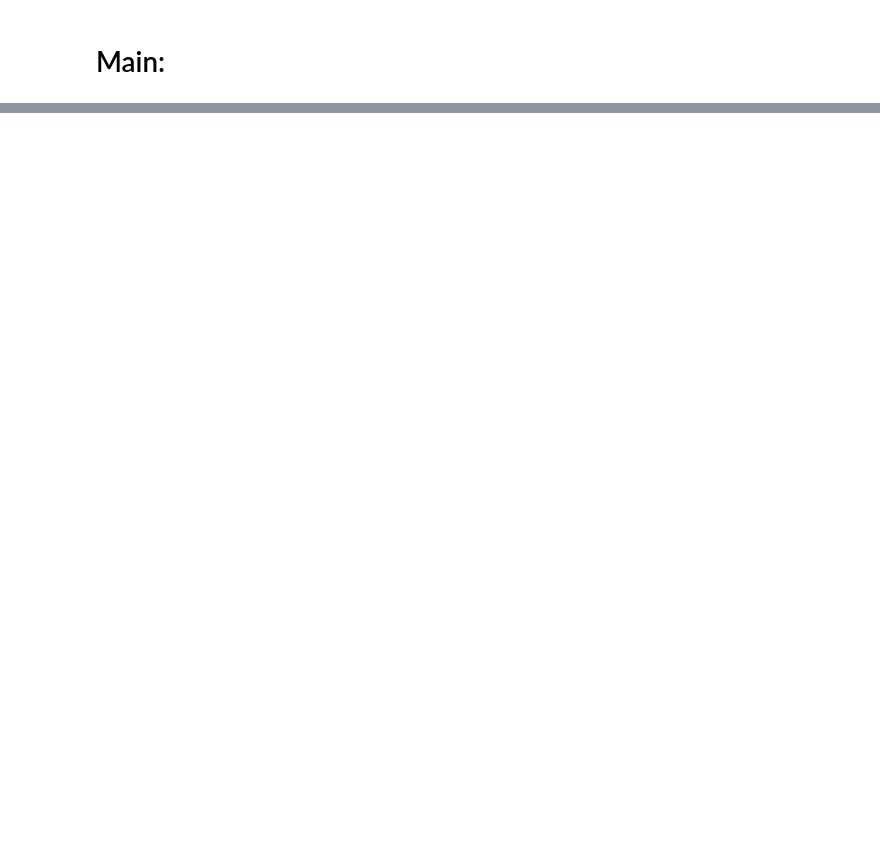
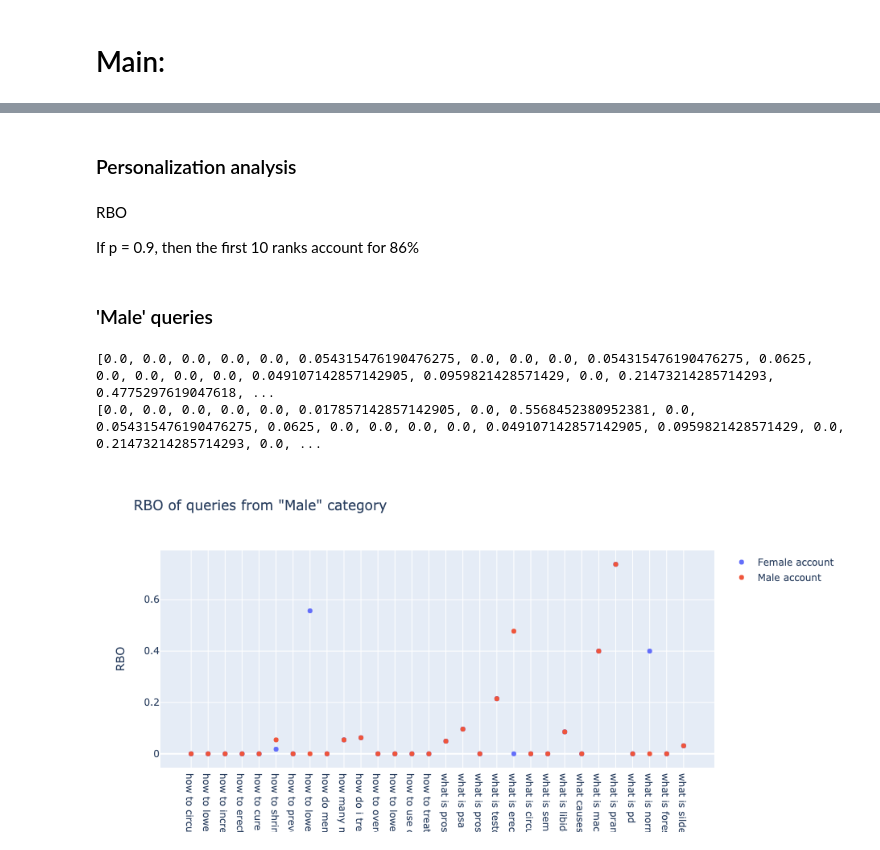
Before and after one commit to pesha1769/Web-search-engine-biases, a Jupyter notebook: Selenium.ipynb, the cells around one changed output, grey strips where cells are left out. Drawn from its saved outputs; the diff is of its cells as text; code cells hidden in the pictures; blank space fills up the shorter version.

Commit message:
v0.2 [queries, google and hon search, rbo]

```diff
--- a/Selenium.ipynb
+++ b/Selenium.ipynb
@@ -90,2 +157,7 @@ def SearchGoogle(query, browser, max_num_res=10):
+# %%
+def RBO(list1, list2, p=1.0, k=8):
+    RS = rbo.RankingSimilarity(list1, list2, verbose=False)
+    res = RS.rbo(p=p, k=k, ext=True)
+    return (res)
 # %% [markdown]
 # Main:
@@ -153,0 +307,71 @@ set(results_logged_out).symmetric_difference(results_logged_in)
+# %% [markdown]
+### Personalization analysis
+# %% [markdown]
+RBO
+
+If p = 0.9, then the first 10 ranks account for 86%
+# %% [markdown]
+### 'Male' queries
+# %%
+logout_google_male = pd.read_csv('../Results/Logout/GoogleMale.csv', sep=',')
+logout_control_male = pd.read_csv('../Results/Logout/ControlMale.csv', sep=',')
+
+man_google_male = pd.read_csv('../Results/Login/Man/GoogleMale.csv', sep=',')
+man_control_male = pd.read_csv('../Results/Login/Man/ControlMale.csv', sep=',')
+
+woman_google_male = pd.read_csv('../Results/Login/Woman/GoogleMale.csv', sep=',')
+woman_control_male = pd.read_csv('../Results/Login/Woman/ControlMale.csv', sep=',')
+
+all_queries = pd.read_csv('../Data/queries2019_30_4.csv', sep=';')
+# %%
+# maybe add HON here?
+res_man = []
+res_woman = []
+
+for query in all_queries.Male:
+
+    logout = list(OrderedDict.fromkeys([x for x in logout_google_male.loc[:,query] if str(x) != 'nan']))
+    #logout_control = list(OrderedDict.fromkeys([x for x in logout_control_male.loc[:,query] if str(x) != 'nan']))
+    # check if there is differences with control session
+    #assert(RBO(logout, logout_control) == 1.0)
+    #assert(distance.jaccard(logout, logout_control) == 0.0)
+    #assert(stats.kendalltau(logout, logout_control)[0] > 0.99)
+
+    man = list(OrderedDict.fromkeys([x for x in man_google_male.loc[:,query] if str(x) != 'nan']))
+    #man_control = list(OrderedDict.fromkeys([x for x in man_control_male.loc[:,query] if str(x) != 'nan']))
+    #assert(RBO(man, man_control) == 1.0)
+
+    woman = list(OrderedDict.fromkeys([x for x in woman_google_male.loc[:,query] if str(x) != 'nan']))
+    #woman_control = list(OrderedDict.fromkeys([x for x in woman_control_male.loc[:,query] if str(x) != 'nan']))
+    #assert(RBO(woman, woman_control) == 1.0)
+
+    # differences in search result because of personalization
+    res_man.append(1 - RBO(man, logout))
+    res_woman.append(1 - RBO(woman, logout))
+
+print(res_man)
+print(res_woman)
+# %% [output]
+[0.0, 0.0, 0.0, 0.0, 0.0, 0.054315476190476275, 0.0, 0.0, 0.0, 0.054315476190476275, 0.0625, 0.0, 0.0, 0.0, 0.0, 0.049107142857142905, 0.0959821428571429, 0.0, 0.21473214285714293, 0.4775297619047618, ...
+[0.0, 0.0, 0.0, 0.0, 0.0, 0.017857142857142905, 0.0, 0.5568452380952381, 0.0, 0.054315476190476275, 0.0625, 0.0, 0.0, 0.0, 0.0, 0.049107142857142905, 0.0959821428571429, 0.0, 0.21473214285714293, 0.0, ...
+# %%
+all_queries['rbo_man'] = res_man
+all_queries['rbo_woman'] = res_woman
+all_queries
+
+layout = go.Layout(
+    title=go.layout.Title(
+            text='RBO of queries from "Male" category'),
+    yaxis=go.layout.YAxis(
+        title=go.layout.yaxis.Title(
+            text='RBO'))
+)
+
+fig = go.Figure(layout=layout)
+
+fig.add_scatter(x=all_queries['Male'], y=all_queries['rbo_woman'], mode='markers', name='Female account')
+fig.add_scatter(x=all_queries['Male'], y=all_queries['rbo_man'], mode='markers', name='Male account', )
+
+fig.show()
+# %% [output]
+[figure, added]
```
Also changed, not shown: parts of 53 cells of this notebook.
